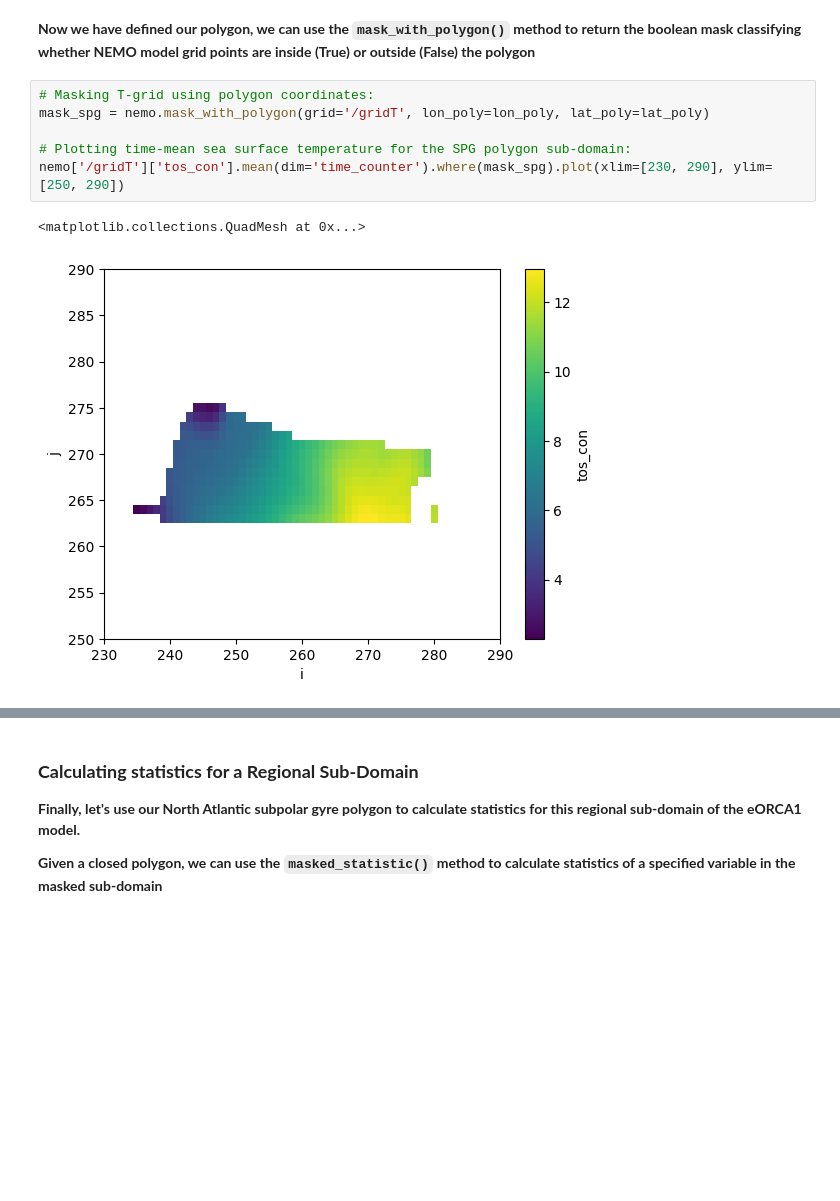
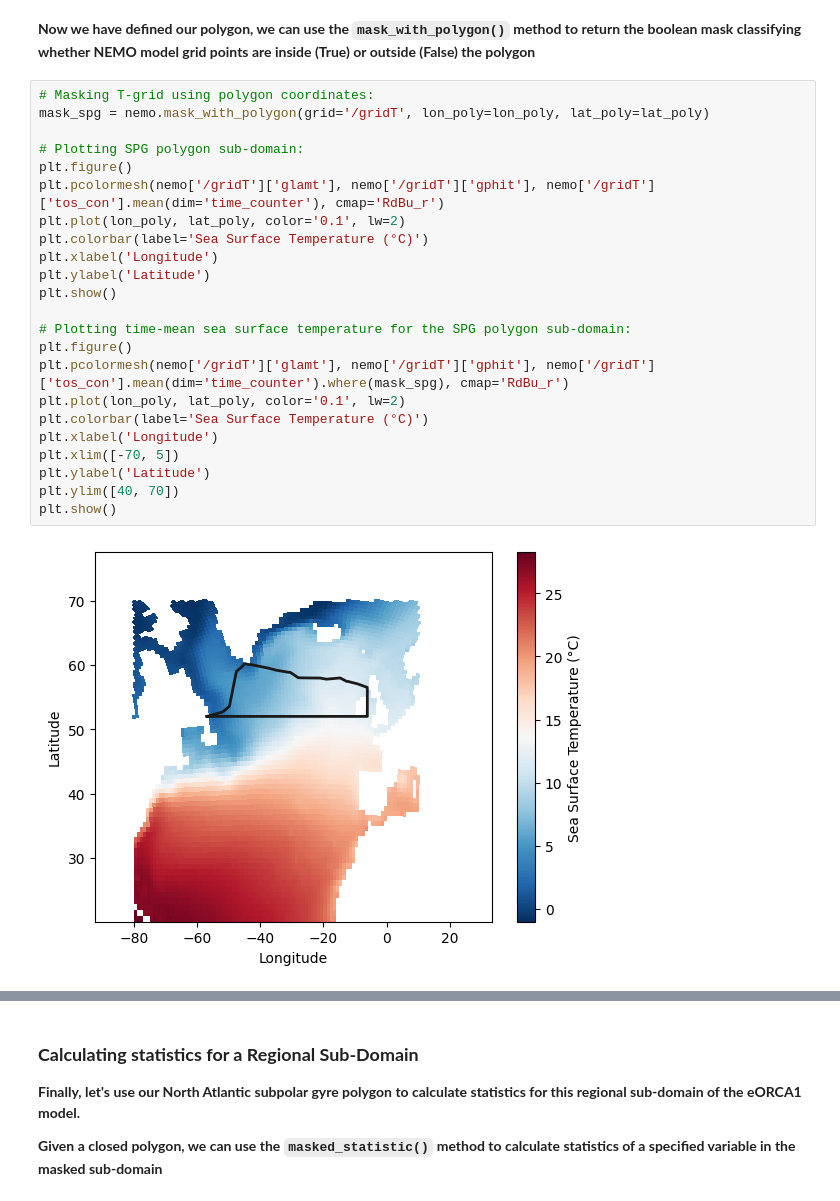
Before and after one commit to NOC-MSM/nemo_cookbook, a Jupyter notebook: recipes/recipe_masked_stats.ipynb, the cells around one changed output, grey strips where cells are left out. Saved outputs shown, nothing was run; the diff lists cells and outputs as text; blank space fills up the shorter version.

Commit message:
Improved visualisations of masked domain in masked statistics recipe.

```diff
--- a/recipes/recipe_masked_stats.ipynb
+++ b/recipes/recipe_masked_stats.ipynb
@@ -237,9 +238,25 @@ lat_poly = np.concatenate([ds_osnap['LATITUDE'].values, np.array([ds_osnap['LATI
 # %%
 # Masking T-grid using polygon coordinates:
 mask_spg = nemo.mask_with_polygon(grid='/gridT', lon_poly=lon_poly, lat_poly=lat_poly)
 
+# Plotting SPG polygon sub-domain:
+plt.figure()
+plt.pcolormesh(nemo['/gridT']['glamt'], nemo['/gridT']['gphit'], nemo['/gridT']['tos_con'].mean(dim='time_counter'), cmap='RdBu_r')
+plt.plot(lon_poly, lat_poly, color='0.1', lw=2)
+plt.colorbar(label='Sea Surface Temperature (°C)')
+plt.xlabel('Longitude')
+plt.ylabel('Latitude')
+plt.show()
+
 # Plotting time-mean sea surface temperature for the SPG polygon sub-domain:
-nemo['/gridT']['tos_con'].mean(dim='time_counter').where(mask_spg).plot(xlim=[230, 290], ylim=[250, 290])
+plt.figure()
+plt.pcolormesh(nemo['/gridT']['glamt'], nemo['/gridT']['gphit'], nemo['/gridT']['tos_con'].mean(dim='time_counter').where(mask_spg), cmap='RdBu_r')
+plt.plot(lon_poly, lat_poly, color='0.1', lw=2)
+plt.colorbar(label='Sea Surface Temperature (°C)')
+plt.xlabel('Longitude')
+plt.xlim([-70, 5])
+plt.ylabel('Latitude')
+plt.ylim([40, 70])
+plt.show()
 # %% [output]
-<matplotlib.collections.QuadMesh at 0x...>
-[figure, old version]
+[figure, new version]
```
Also changed, not shown: parts of 3 cells of this notebook.
